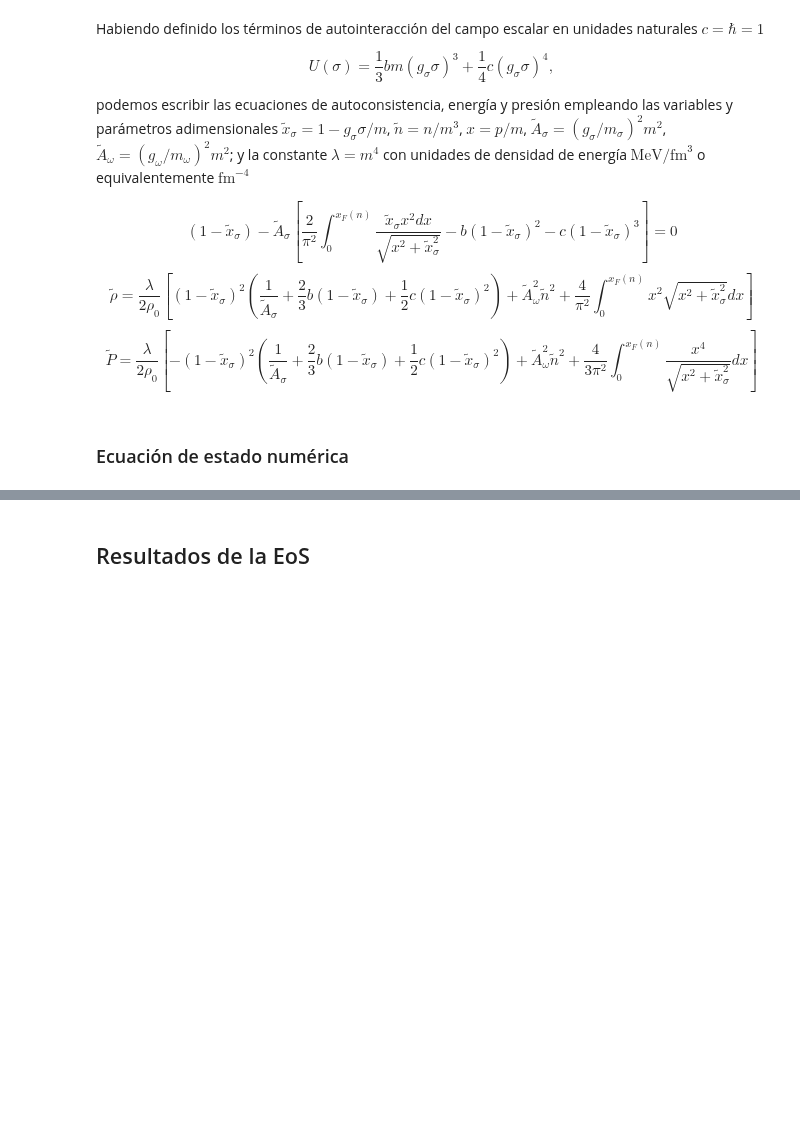
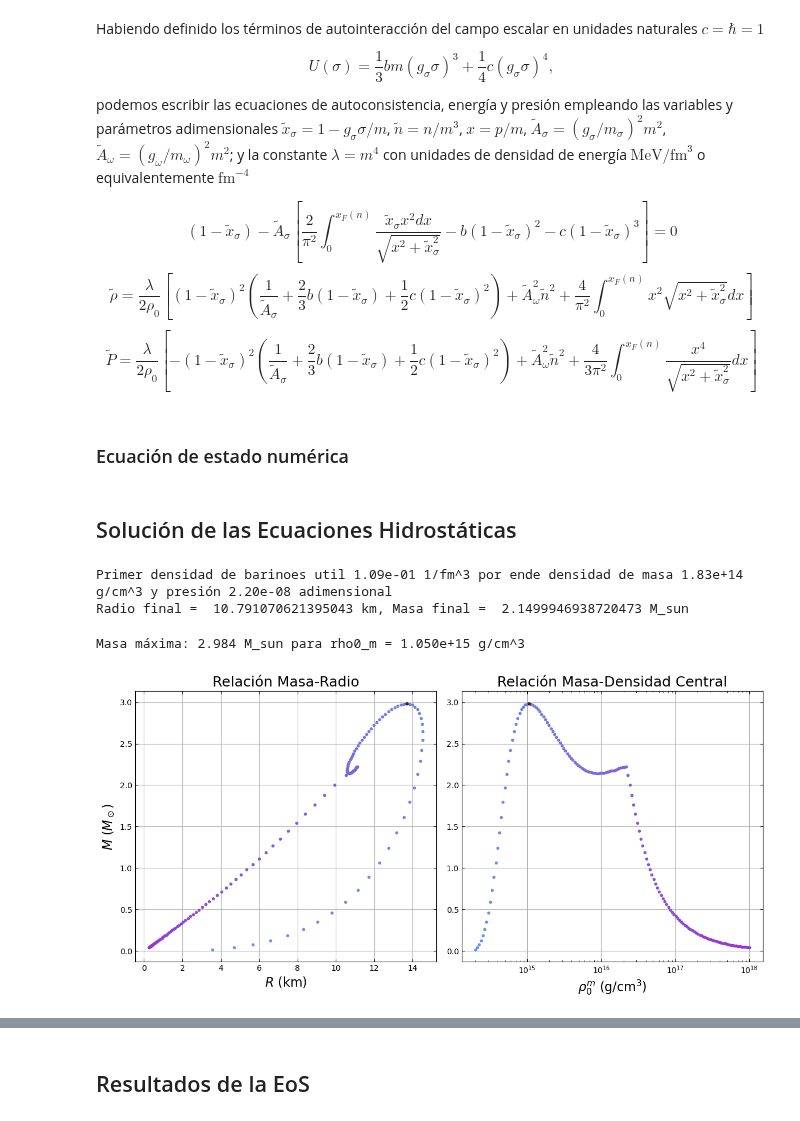
Before and after one commit to Vendetta0462/CalculosSimulaciones, a Jupyter notebook: NS_Structure/sigma-omega_autointeraccion.ipynb, the cells around one changed output, grey strips where cells are left out. Saved outputs shown, nothing was run; the diff lists cells and outputs as text; code cells hidden in the pictures; blank space fills up the shorter version.

Commit message:
Implementación de la solución a las ecuaciones TOV con autointeracción

```diff
--- a/NS_Structure/sigma-omega_autointeraccion.ipynb
+++ b/NS_Structure/sigma-omega_autointeraccion.ipynb
@@ -71,7 +71,7 @@ c = -6.686167e-04
 params = [A_sigma, A_omega, b, c]
 
 # Calculamos si no hay archivo de la EoS, si no, lo leemos
-operacion = 'calc' # 'calc' o 'leer'
+operacion = 'leer' # 'calc' o 'leer'
 
 if operacion == 'calc':
     # Definimos el rango de densidades para la interpolación de la EoS
@@ -89,3 +89,76 @@ elif operacion == 'leer':
     presiones = df['P'].values
     energias = df['E'].values
     rho_P = CubicSpline(presiones, energias)
+    presion_cambio = False
+# %% [markdown]
+## Solución de las Ecuaciones Hidrostáticas
+# %%
+import scripts.ResolverTOV as tov
+
+# Si la variable presion_cambio no es false, redefinimos los arrays
+if presion_cambio:
+    # Definimos la densidad de bariones y la presión para la integración del sistema
+    n_sirve = n_sirve[presion_cambio:]
+    presiones = presiones[presion_cambio:]
+    energias = energias[presion_cambio:]
+    rho_P = CubicSpline(presiones, energias)
+
+# Definimos la ecuacion de estado para la integración del sistema
+print("Primer densidad de barinoes util", "{:2.2e}".format(n_sirve[0]), "1/fm^3 por ende densidad de masa", format(n_sirve[0]*1e45*m_nuc_MKS*1e-3,"2.2e"), "g/cm^3 y presión", format(presiones[0], "2.2e"), "adimensional")
+densidad_limite = energias[0] # Densidad de energia límite adimensional para rho_0 = lambda/2
+P_rho = CubicSpline(energias, presiones) # Presión en función de la densidad de energía para rho_0 = lambda/2
+P_central = P_rho(1) # Presión central en unidades adimensionales para rho_0 = lambda/2
+
+# Definimos los parametros de integración
+rf = 20 # Radio final adimensional
+dr = 1e-3 # Paso de integración adimensional
+
+# Resolvemos el sistema TOV
+rho_nat_to_MKS = 1.0 / MeV_to_fm11 * MeVfm_to_Jm
+sol_final = tov.integrador(rf, dr, rho_0_lambda*rho_nat_to_MKS, rho_P, P_central, densidad_limite=densidad_limite)
+# Orden: r, m, rho, P, phi
+print("Radio final = ", sol_final[0]/1e3, "km, Masa final = ", sol_final[1]/1.989e30, "M_sun")
+# tov.graficar_solucion(rf, dr, rho_0_lambda, rho_P, P_central, densidad_limite=densidad_limite)
+# %% [output]
+Primer densidad de barinoes util 1.09e-01 1/fm^3 por ende densidad de masa 1.83e+14 g/cm^3 y presión 2.20e-08 adimensional
+Radio final =  10.791070621395043 km, Masa final =  2.1499946938720473 M_sun
+# %%
+# Definimos el espacio de densidades centrales de masa para la integración
+rhos_masa = np.logspace(np.log10(n_sirve[1]*1e45*m_nuc_MKS*1e-3), 18, 150) # Densidades de masa en kg/m^3 (desde donde es util la EoS)
+# rhos_masa = np.logspace(14, 18, 100) # Densidades de masa en kg/m^3
+
+# Calculamos la densidad de energía asociada a cada densidad de masa
+rhos = []
+for rho_m in rhos_masa:
+    densidad_energia, _ = AIEoS.energia_presion(rho_m*1e3/m_nuc_MKS*1e-45, params)
+    rhos.append(densidad_energia)
+
+# Definimos arrays para la masa y el radio
+masas = np.zeros(len(rhos))
+radios = np.zeros(len(rhos))
+
+# Resolvemos el sistema TOV para cada densidad central de masa
+arg_max = 0
+for i in range(len(rhos)):
+    rho0 = rhos[i] # Densidad de energía central adimensionalizada con rho_0_lambda
+    R = 1.0/rho0 # Factor de conversión para la interpolación adimensionalizada con rho0
+    rho_P_prima = lambda P: R*rho_P(P/R) # Interpolación adimensionalizada con rho0 (en función de P adimensional con rho0)
+    P_central_prima = R*P_rho(1/R) # Presión central adimensionalizada con rho0
+    densidad_limite_prima = R*densidad_limite # Densidad de energía límite adimensionalizada con rho0
+    sol_final = tov.integrador(rf, dr, rho0*rho_0_lambda*rho_nat_to_MKS, rho_P_prima, P_central_prima, densidad_limite=densidad_limite_prima)
+    radios[i] = sol_final[0] # Radio final en metros
+    masas[i] = sol_final[1] # Masa final en kg
+    if masas[i] > masas[arg_max]:
+        arg_max = i
+    # print("Se pudo para densidad de masa =", format(rho_m,"2.2e"), "g/cm^3")
+
+# Guardamos los resultados en un archivo MasaRadio_SigmaOmegaAuto_rho0_lambda_A_propios.csv
+m_sun = 1.989e30 # kg
+df = pd.DataFrame({'Masa': masas/m_sun, 'Radio': radios*1e-3, 'rho_m': rhos_masa})
+df.to_csv('results/MasaRadio_SigmaOmegaAuto_rho0_lambda_A_propios.csv', index=False, float_format='%.15e')
+
+# Graficamos la relación masa-radio
+tov.grafica_masa_radio(radios, masas, rhos_masa)
+# %% [output]
+Masa máxima: 2.984 M_sun para rho0_m = 1.050e+15 g/cm^3
+[figure, added]
```
Also changed, not shown: parts of 1 cell of this notebook.
